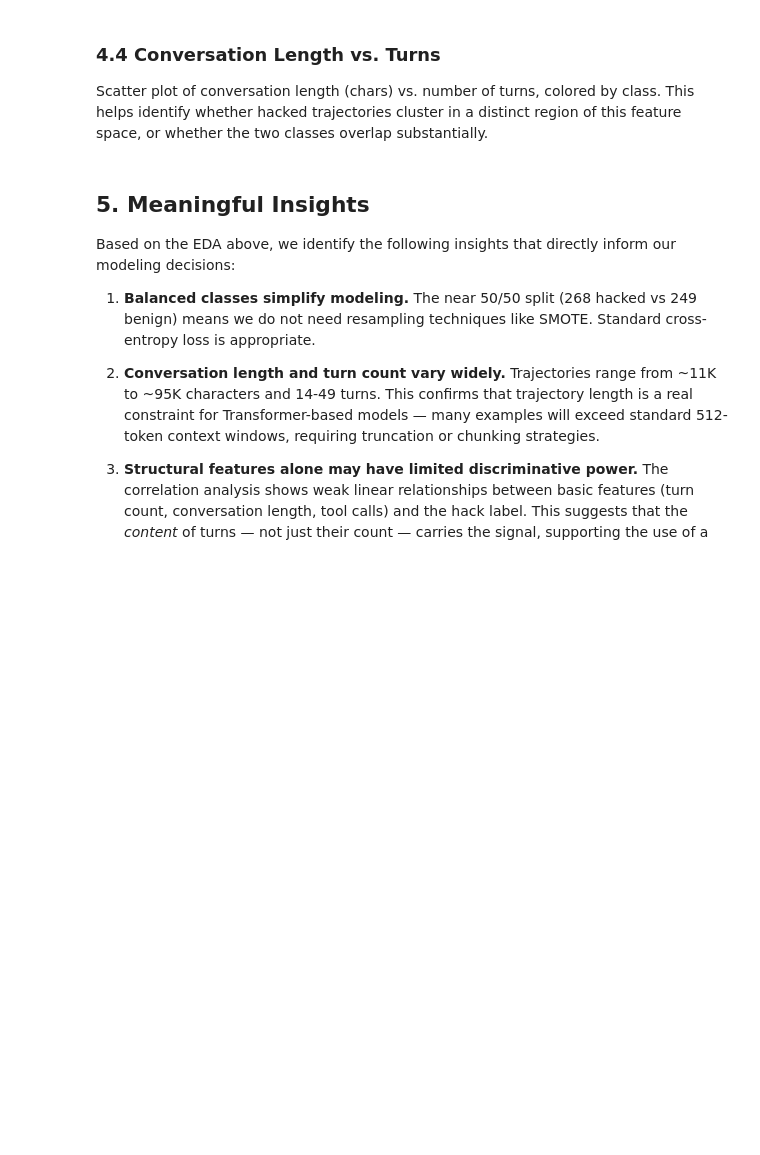
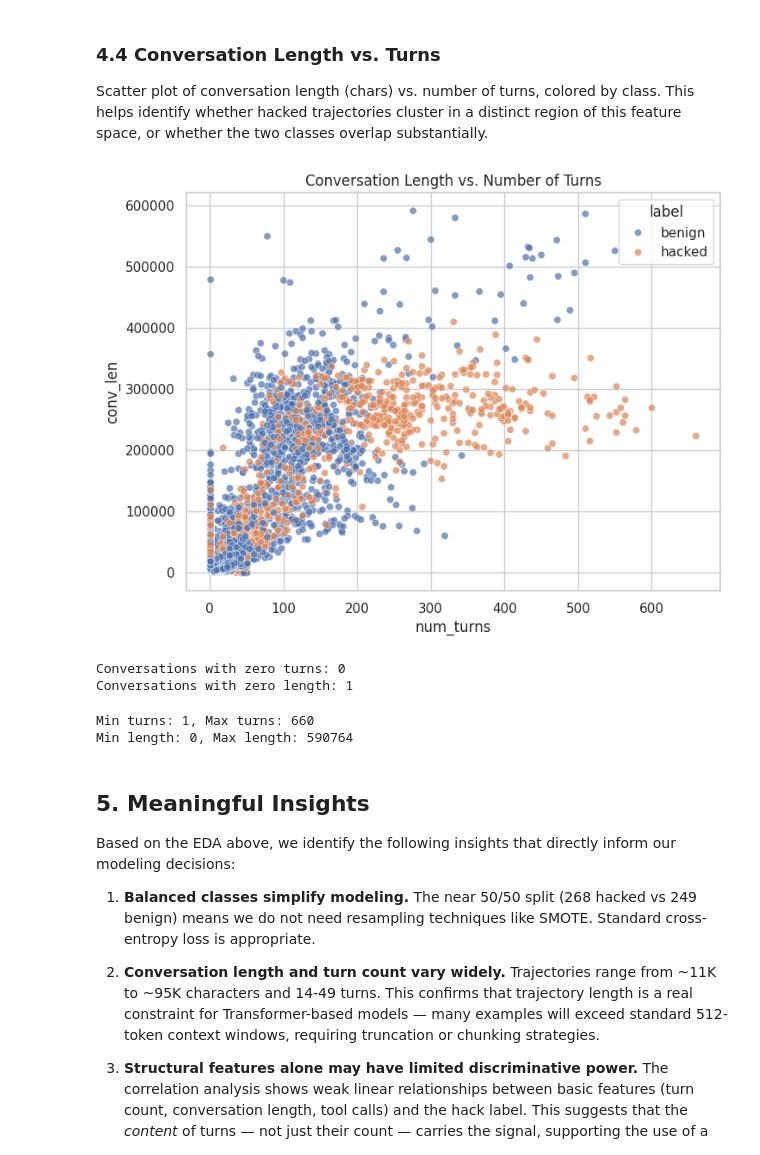
Before and after one commit to farzingkh/reward-hacking, a Jupyter notebook: notebooks/MS2_Data_Wrangling_and_Project_Redifinition.ipynb, the cells around one changed output. Saved outputs shown, nothing was run; the diff lists cells and outputs as text; code cells hidden in the pictures; blank space fills up the shorter version.

```diff
--- a/notebooks/MS2_Data_Wrangling_and_Project_Redifinition.ipynb
+++ b/notebooks/MS2_Data_Wrangling_and_Project_Redifinition.ipynb
@@ -238,0 +674,7 @@ Since TRACE is a curated benchmark, we expect any outliers to be valid long/shor
+# %%
+ds_all = concatenate_datasets([ds_trace, ds_corpus, ds_rrh, ds_malt])
+
+# Save as Arrow — memory-mapped for training
+out_path = ROOT / "data" / "unified_training"
+ds_all.save_to_disk(str(out_path))
+print(f"Saved to {out_path}")
@@ -256,6 +769,33 @@ Bar chart showing the distribution of fine-grained hack category codes among the
 ### 4.4 Conversation Length vs. Turns
 
 Scatter plot of conversation length (chars) vs. number of turns, colored by class. This helps identify whether hacked trajectories cluster in a distinct region of this feature space, or whether the two classes overlap substantially.
+# %%
+plt.figure(figsize=(8, 6))
+sns.scatterplot(data=ds_all.to_pandas(), x="num_turns", y="conv_len", hue="label", alpha=0.7)
+plt.title("Conversation Length vs. Number of Turns")
+plt.show()
+# %% [output]
+[figure, added]
+# %%
+# detect conversations with zero turns or zero length, which may be data errors
+zero_turns = ds_all.filter(lambda x: x["num_turns"] == 0)
+zero_length = ds_all.filter(lambda x: x["conv_len"] == 0)
+print(f"Conversations with zero turns: {len(zero_turns)}")
+print(f"Conversations with zero length: {len(zero_length)}")
+# %% [output]
+Conversations with zero turns: 0
+Conversations with zero length: 1
+# %%
+# min and max conversation length and turns
+min_turns = min(ds_all["num_turns"])
+max_turns = max(ds_all["num_turns"])
+min_length = min(ds_all["conv_len"])
+max_length = max(ds_all["conv_len"])
+print(f"Min turns: {min_turns}, Max turns: {max_turns}")
+print(f"Min length: {min_length}, Max length: {max_length}")
+# %% [output]
+Min turns: 1, Max turns: 660
+Min length: 0, Max length: 590764
 # %% [markdown]
 ## 5. Meaningful Insights
 
```
Also changed, not shown: parts of 41 cells of this notebook.
